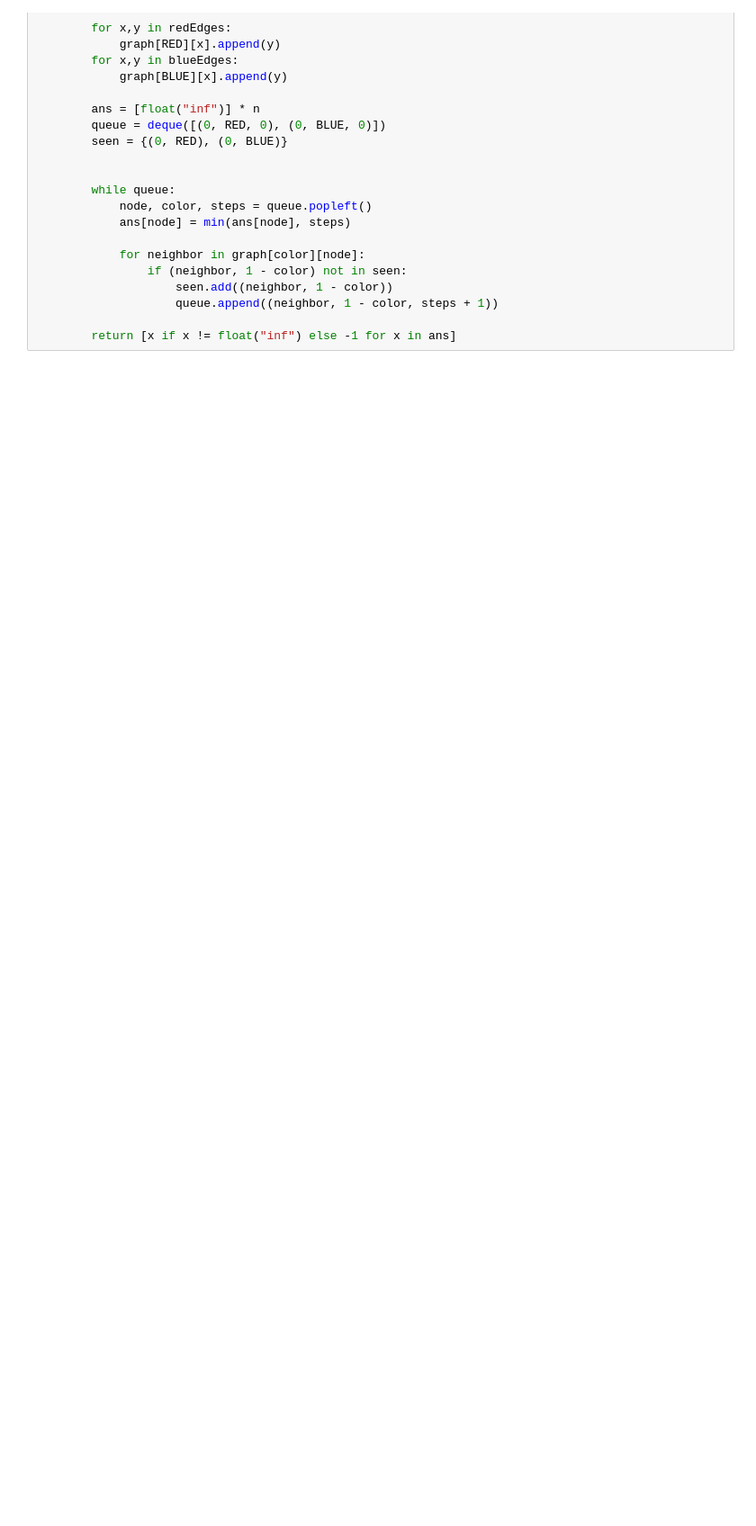
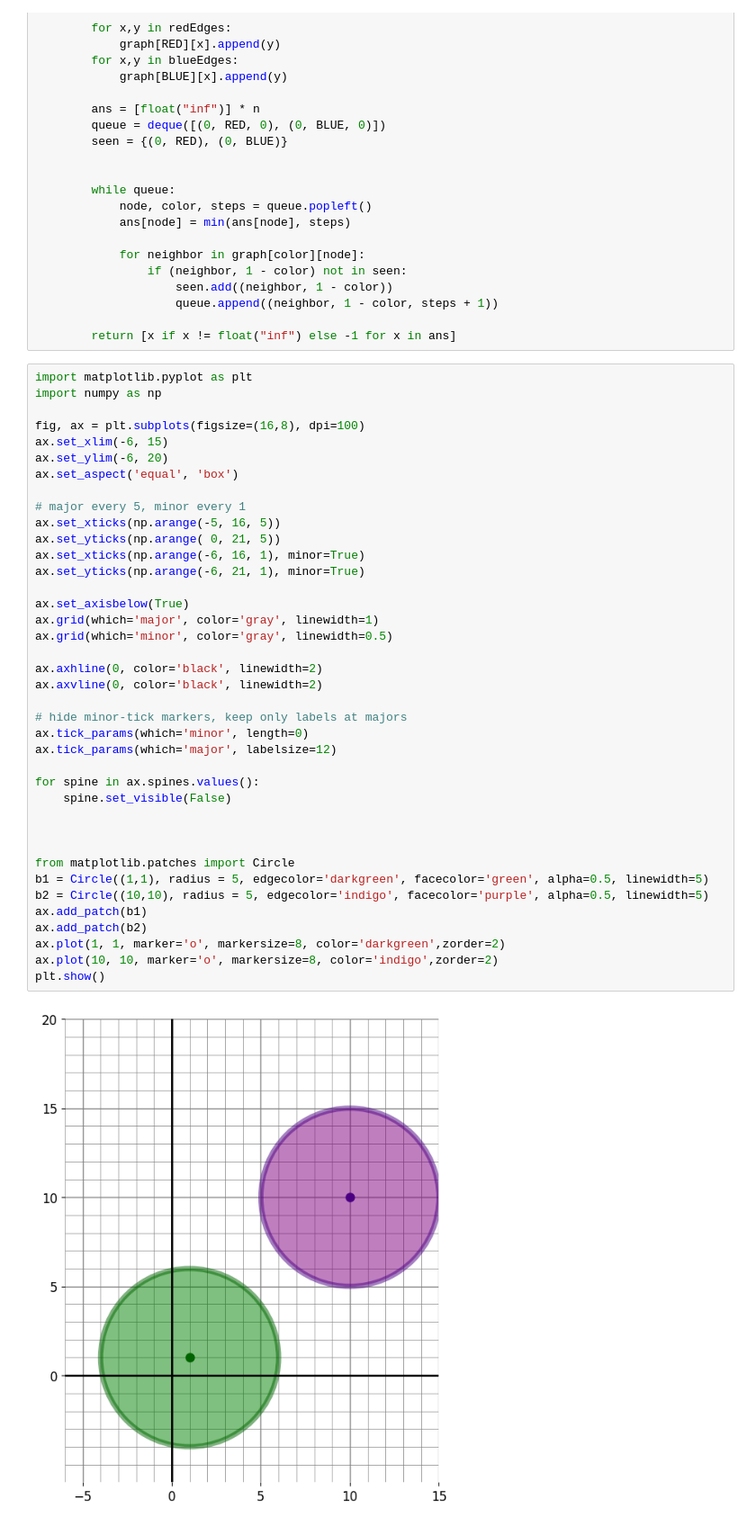
Before and after one commit to matt-chinchilla/Amazon-Interview-Prep, a Jupyter notebook: trees-and-graphs/notes/7-graphs-BFS.ipynb, the cells around one changed output. Shown at 90% size. Saved outputs shown, nothing was run; the diff lists cells and outputs as text; blank space fills up the shorter version.

```diff
--- a/trees-and-graphs/notes/7-graphs-BFS.ipynb
+++ b/trees-and-graphs/notes/7-graphs-BFS.ipynb
@@ -265,3 +265,44 @@ class Solution:
                     queue.append((neighbor, 1 - color, steps + 1))
 
         return [x if x != float("inf") else -1 for x in ans]
+# %%
+import matplotlib.pyplot as plt
+import numpy as np
+
+fig, ax = plt.subplots(figsize=(16,8), dpi=100)
+ax.set_xlim(-6, 15)
+ax.set_ylim(-6, 20)
+ax.set_aspect('equal', 'box')
+
+# major every 5, minor every 1
+ax.set_xticks(np.arange(-5, 16, 5))
+ax.set_yticks(np.arange( 0, 21, 5))
+ax.set_xticks(np.arange(-6, 16, 1), minor=True)
+ax.set_yticks(np.arange(-6, 21, 1), minor=True)
+
+ax.set_axisbelow(True)
+ax.grid(which='major', color='gray', linewidth=1)
+ax.grid(which='minor', color='gray', linewidth=0.5)
+
+ax.axhline(0, color='black', linewidth=2)
+ax.axvline(0, color='black', linewidth=2)
+
+# hide minor‑tick markers, keep only labels at majors
+ax.tick_params(which='minor', length=0)
+ax.tick_params(which='major', labelsize=12)
+
+for spine in ax.spines.values():
+    spine.set_visible(False)
+
+
+
+from matplotlib.patches import Circle
+b1 = Circle((1,1), radius = 5, edgecolor='darkgreen', facecolor='green', alpha=0.5, linewidth=5)
+b2 = Circle((10,10), radius = 5, edgecolor='indigo', facecolor='purple', alpha=0.5, linewidth=5)
+ax.add_patch(b1)
+ax.add_patch(b2)
+ax.plot(1, 1, marker='o', markersize=8, color='darkgreen',zorder=2)
+ax.plot(10, 10, marker='o', markersize=8, color='indigo',zorder=2)
+plt.show()
+# %% [output]
+[figure, added]
```
Also changed, not shown: 6 other files.
